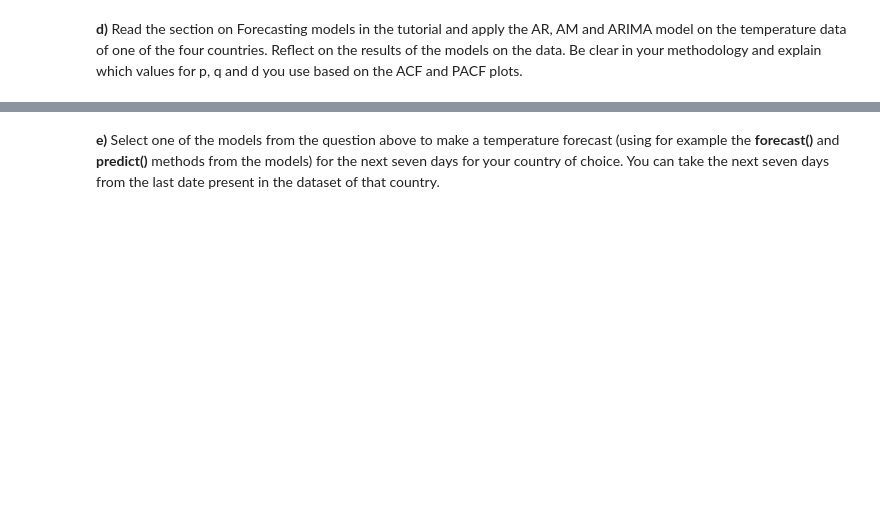
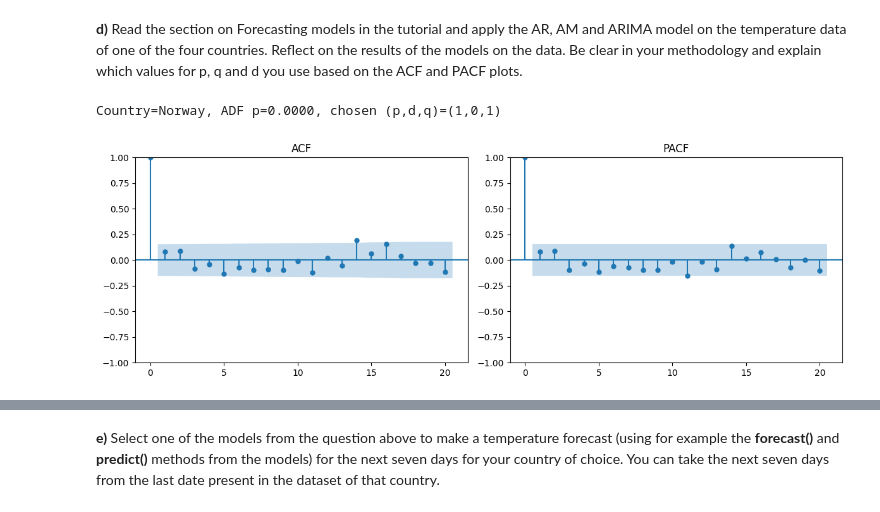
Before and after one commit to KundaiMutuwira/Data_Science_Class, a Jupyter notebook: DS2024_2025_TS_Assignment_Student_Version_1.ipynb, the cells around one changed output, grey strips where cells are left out. Cells and saved outputs as stored; diff of their text form; code cells hidden in the pictures; blank space fills up the shorter version.

```diff
--- a/DS2024_2025_TS_Assignment_Student_Version_1.ipynb
+++ b/DS2024_2025_TS_Assignment_Student_Version_1.ipynb
@@ -1173,0 +1175,79 @@ Singapore vs Cambodia: 19.51
+# %%
+# 4.9 d) put your code here
+
+from statsmodels.tsa.stattools import acf, pacf
+from statsmodels.graphics.tsaplots import plot_acf, plot_pacf
+from statsmodels.tsa.arima.model import ARIMA
+
+country = "Norway"
+ts = pd.Series(series[country]).dropna().astype(float)
+
+# FIX: compatible PeriodIndex creation
+ts.index = pd.to_datetime(ts.index.astype(str), format="%Y").to_period("Y")
+
+# choose d
+adf_p0 = adfuller(ts)[1]
+d = 0 if adf_p0 < 0.05 else 1
+ts_stat = ts if d == 0 else ts.diff().dropna()
+
+# ACF/PACF
+nlags = min(20, len(ts_stat) // 3)
+acf_vals = acf(ts_stat, nlags=nlags, fft=False)
+
+# pacf method compatibility
+try:
+    pacf_vals = pacf(ts_stat, nlags=nlags, method="ywmle")
+    pacf_method = "ywmle"
+except Exception:
+    pacf_vals = pacf(ts_stat, nlags=nlags, method="ols")
+    pacf_method = "ols"
+
+conf = 1.96 / np.sqrt(len(ts_stat))
+
+def first_significant_lag(vals, conf_level, max_lag=5):
+    for lag in range(1, min(len(vals), max_lag + 1)):
+        if abs(vals[lag]) > conf_level:
+            return lag
+    return 1
+
+# FIX 2: cap orders so model converges better
+p = first_significant_lag(pacf_vals, conf, max_lag=5)
+q = first_significant_lag(acf_vals, conf, max_lag=5)
+
+print(f"Country={country}, ADF p={adf_p0:.4f}, chosen (p,d,q)=({p},{d},{q})")
+
+# plots
+fig, axes = plt.subplots(1, 2, figsize=(12, 4))
+plot_acf(ts_stat, lags=nlags, ax=axes[0])
+axes[0].set_title("ACF")
+plot_pacf(ts_stat, lags=nlags, method=pacf_method, ax=axes[1])
+axes[1].set_title("PACF")
+plt.tight_layout()
+plt.show()
+
+# robust fit
+def fit_model(order):
+    with warnings.catch_warnings():
+        warnings.simplefilter("ignore")
+        return ARIMA(
+            ts,
+            order=order,
+            enforce_stationarity=False,
+            enforce_invertibility=False
+        ).fit(method_kwargs={"maxiter": 300})
+
+model_ar = fit_model((p, d, 0))
+model_ma = fit_model((0, d, q))
+model_arima = fit_model((p, d, q))
+
+def summarize(name, model):
+    rss = float(np.sum(np.square(pd.Series(model.resid).dropna())))
+    print(f"{name:6s} order={model.model.order} | AIC={model.aic:.2f} | BIC={model.bic:.2f} | RSS={rss:.4f}")
+
+print("\nModel comparison:")
+summarize("AR", model_ar)
+summarize("MA", model_ma)
+summarize("ARIMA", model_arima)
+# %% [output]
+Country=Norway, ADF p=0.0000, chosen (p,d,q)=(1,0,1)
+[figure, added]
```
Also changed, not shown: parts of 6 cells of this notebook.
